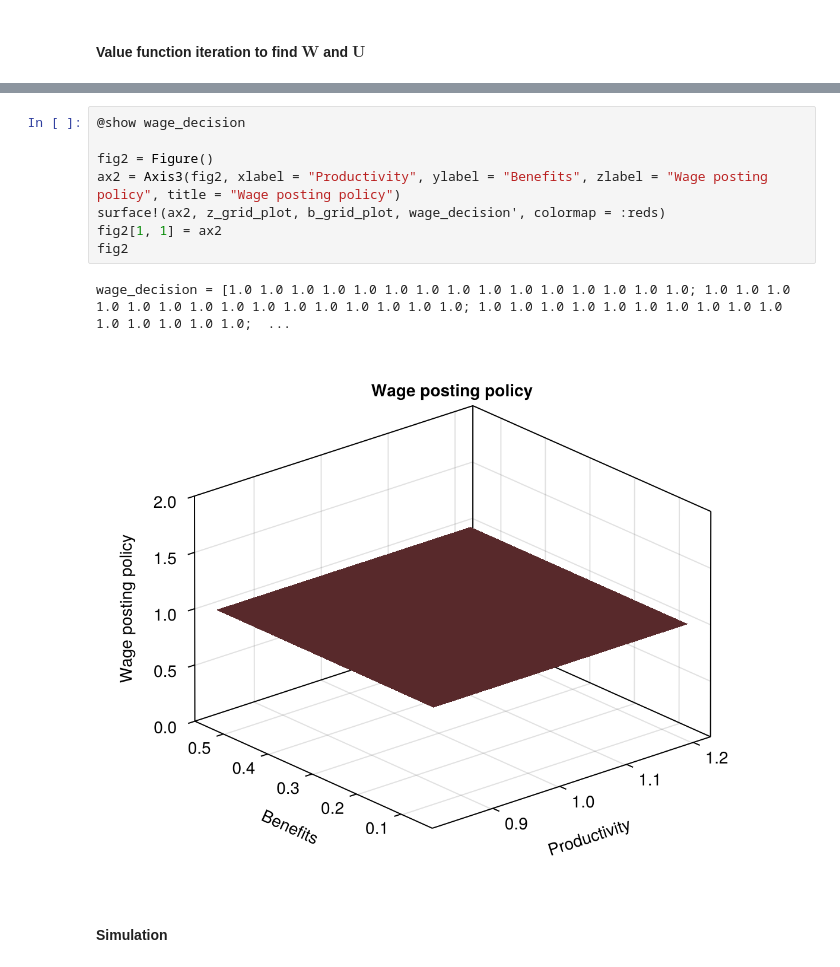
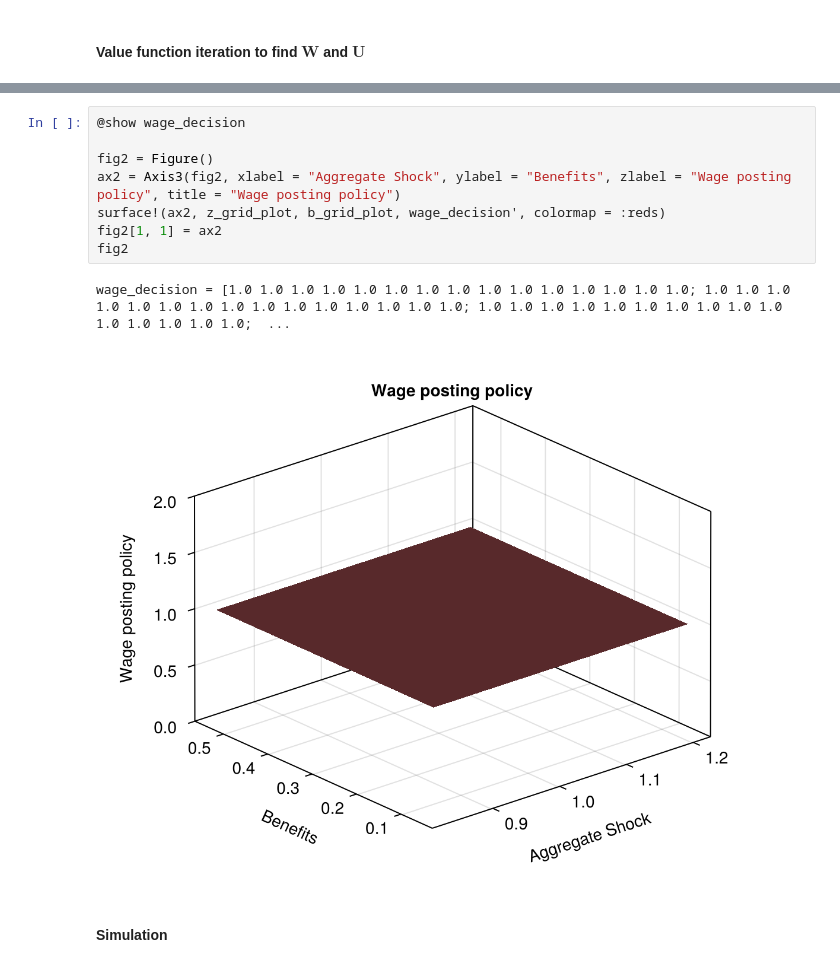
Before and after one commit to sgcbayli024/macro_labour, a Jupyter notebook: hw5/hw5.ipynb, the cells around one changed output, grey strips where cells are left out. Cells and saved outputs as stored; diff of their text form.

```diff
--- a/hw5/hw5.ipynb
+++ b/hw5/hw5.ipynb
@@ -615,14 +619,14 @@ s_pol = [0.4 0.4 0.4 0.4 0.4 0.4 0.4 0.4 0.4 0.4 0.4 0.4 0.4 0.4 0.4; 0.4 0.4 0.
 # %%
 @show wage_decision
 
 fig2 = Figure()
-ax2 = Axis3(fig2, xlabel = "Productivity", ylabel = "Benefits", zlabel = "Wage posting policy", title = "Wage posting policy")
+ax2 = Axis3(fig2, xlabel = "Aggregate Shock", ylabel = "Benefits", zlabel = "Wage posting policy", title = "Wage posting policy")
 surface!(ax2, z_grid_plot, b_grid_plot, wage_decision', colormap = :reds)
 fig2[1, 1] = ax2
 fig2
 # %% [output]
 wage_decision = [1.0 1.0 1.0 1.0 1.0 1.0 1.0 1.0 1.0 1.0 1.0 1.0 1.0 1.0 1.0; 1.0 1.0 1.0 1.0 1.0 1.0 1.0 1.0 1.0 1.0 1.0 1.0 1.0 1.0 1.0; 1.0 1.0 1.0 1.0 1.0 1.0 1.0 1.0 1.0 1.0 1.0 1.0 1.0 1.0 1.0;  ...
-[figure, old version]
+[figure, new version]
 # %% [markdown]
 #### **Simulation**
 # %%
```
Also changed, not shown: parts of 2 cells of this notebook.
